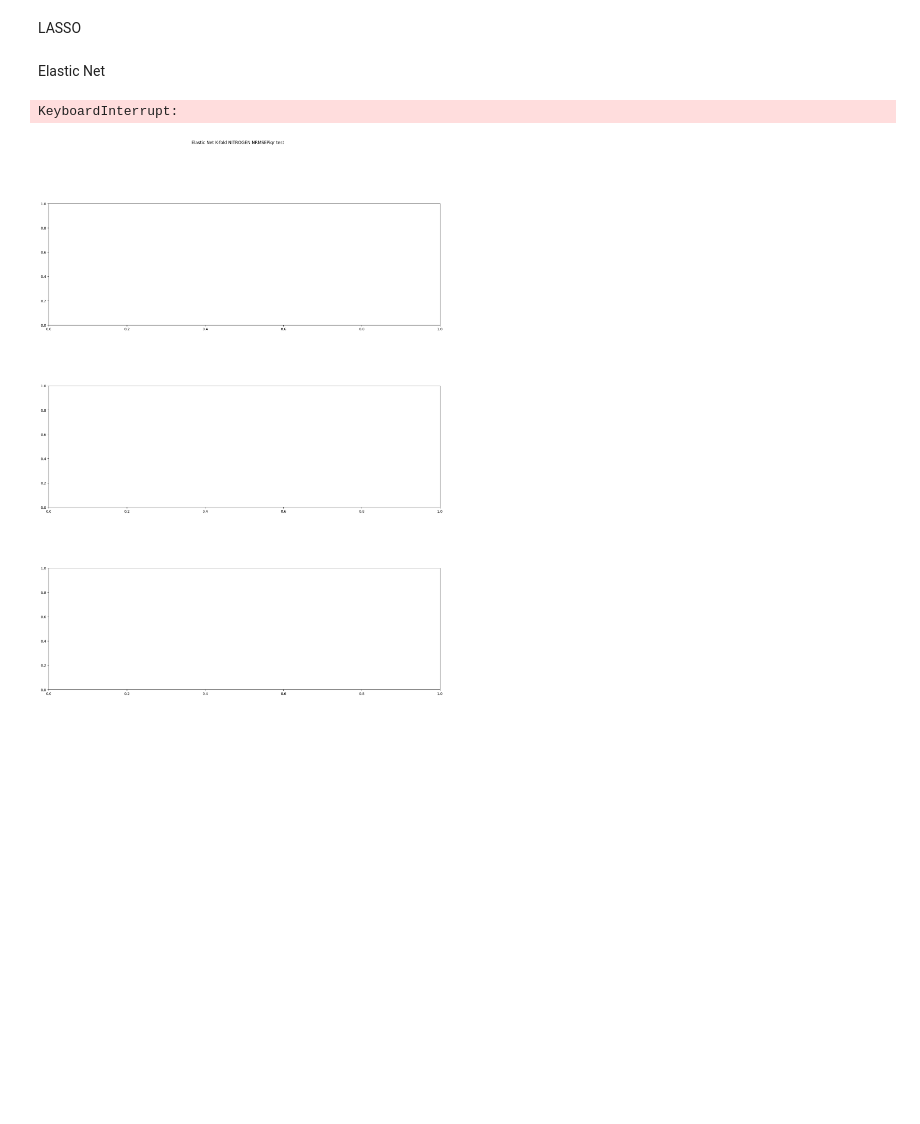
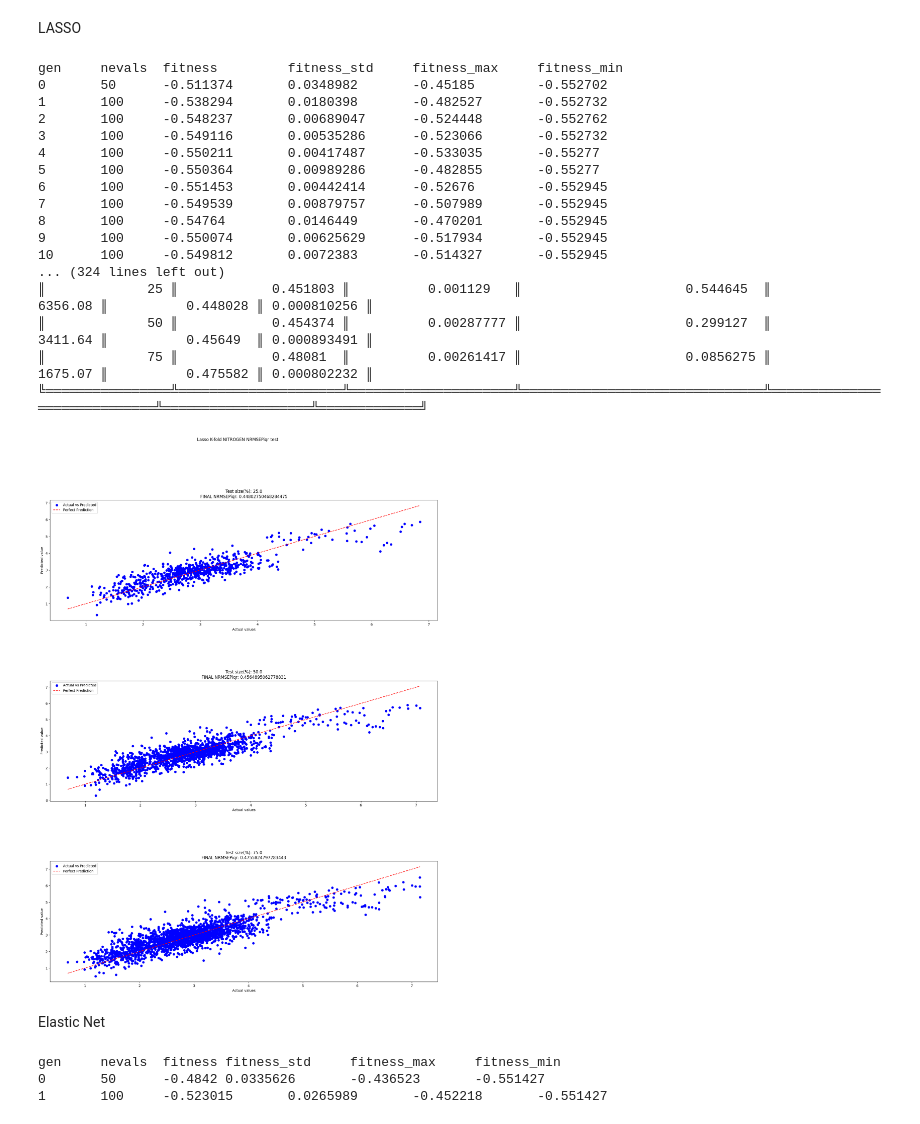
Before and after one commit to Lomby1902/Demetra, a Jupyter notebook: k_fold_training.ipynb, the cells around one changed output. Cells and saved outputs as stored; diff of their text form; code cells hidden in the pictures; blank space fills up the shorter version.

```diff
--- a/k_fold_training.ipynb
+++ b/k_fold_training.ipynb
@@ -150,10 +161,9 @@ if not sys.warnoptions:
     warnings.simplefilter("ignore")
     os.environ["PYTHONWARNINGS"] = "ignore"
 
-#number of trials
-trials = 100
+
 np.random.seed(42)
-seeds = np.random.randint(trials, size=trials)
+
 
 ripartisions = [0.25,0.5,0.75]
 results = []
@@ -173,7 +183,7 @@ for ripartition in ripartisions:
 
     X_train, X_test, Y_train, Y_test = train_test_split(X, Y, test_size=ripartition, random_state=42)
     param_grid = {'lasso__alpha': Continuous(1/100000,0.01)}
-    lasso_pipeline = make_pipeline(StandardScaler(),  Lasso(max_iter=5000, tol=1e-2))
+    lasso_pipeline = make_pipeline(StandardScaler(),  Lasso())
     sturges = int(1 + np.log(len(X_train)))
     evolved_estimator = GASearchCV(estimator=lasso_pipeline,
                                   cv=sturges,
@@ -198,33 +208,52 @@ for ripartition in ripartisions:
 
 
     results.append([str(ripartition *100 ),-np.mean(cv_scores['test_score']), np.var(cv_scores['test_score']),
                     np.mean(cv_scores['fit_time']), elapsed_time, NRMSEPiqr(Y_test, Y_pred_lasso_cd),float(evolved_estimator.best_params_["lasso__alpha"])])
 
 
 
     # Display results
     print("Cross-validation NRMSEPiqr scores:", cv_scores['test_score'])
     print("Training times (seconds):", cv_scores['fit_time'])
     print("Scoring times (seconds):", cv_scores['score_time'])
     print("Final training time (seconds):", elapsed_time)
     print("Final NRMSEPiqr: ",  NRMSEPiqr(Y_test, Y_pred_lasso_cd))
 
 
 
     '''PLOT THE FINAL MODELS'''
     axs[k].scatter(Y_test, Y_pred_lasso_cd, c='blue', label='Actual vs Predicted')
     axs[k].plot([min(Y_test), max(Y_test)],
                     [min(Y_test), max(Y_test)], '--', c='red', label='Perfect Prediction')
     axs[k].legend()
     axs[k].set_xlabel("Actual values")
     axs[k].set_ylabel("Predicted value")
     axs[k].set_title( f"Test size(%): {ripartition * 100}" "\n" + "FINAL NRMSEPiqr: " + str(NRMSEPiqr(Y_test, Y_pred_lasso_cd) ))
     k += 1
 
 '''SHOW RESULTS'''
 
 headers = ["Test size(%)", "Mean CV NRMSEPiqr", "Var CV NRMSEPiqr)","Mean CV Training Time (sec)" ,"Final training time (sec)","Final NRMSEPiqr","alpha"]
 print(tabulate(results, headers,  tablefmt="double_outline"))
+# %% [output]
+gen     nevals  fitness         fitness_std     fitness_max     fitness_min
+0       50      -0.511374       0.0348982       -0.45185        -0.552702
+1       100     -0.538294       0.0180398       -0.482527       -0.552732
+2       100     -0.548237       0.00689047      -0.524448       -0.552762
+3       100     -0.549116       0.00535286      -0.523066       -0.552732
+4       100     -0.550211       0.00417487      -0.533035       -0.55277
+5       100     -0.550364       0.00989286      -0.482855       -0.55277
+6       100     -0.551453       0.00442414      -0.52676        -0.552945
+7       100     -0.549539       0.00879757      -0.507989       -0.552945
+8       100     -0.54764        0.0146449       -0.470201       -0.552945
+9       100     -0.550074       0.00625629      -0.517934       -0.552945
+10      100     -0.549812       0.0072383       -0.514327       -0.552945
+... (324 lines left out)
+║             25 ║            0.451803 ║          0.001129   ║                     0.544645  ║                     6356.08 ║          0.448028 ║ 0.000810256 ║
+║             50 ║            0.454374 ║          0.00287777 ║                     0.299127  ║                     3411.64 ║          0.45649  ║ 0.000893491 ║
+║             75 ║            0.48081  ║          0.00261417 ║                     0.0856275 ║                     1675.07 ║          0.475582 ║ 0.000802232 ║
+╚════════════════╩═════════════════════╩═════════════════════╩═══════════════════════════════╩═════════════════════════════╩═══════════════════╩═════════════╝
+[figure, added]
 # %% [markdown]
 Elastic Net
 # %%
@@ -256,9 +285,9 @@ for ripartition in ripartisions:
 
     X_train, X_test, Y_train, Y_test = train_test_split(X, Y, test_size=ripartition, random_state=42)
     param_grid = {'elasticnet__alpha': Continuous(1/100000,0.01),"elasticnet__l1_ratio":Continuous(0,1)}
-    lasso_pipeline = make_pipeline(StandardScaler(),  ElasticNet(max_iter=5000, tol=1e-2))
+    elastic_pipeline = make_pipeline(StandardScaler(),  ElasticNet())
     sturges = int(1 + np.log(len(X_train)))
-    evolved_estimator = GASearchCV(estimator=lasso_pipeline,
+    evolved_estimator = GASearchCV(estimator=elastic_pipeline,
                                   cv=sturges,
                                   scoring=NRMSEPiqrscorer,
                                   param_grid=param_grid,
@@ -273,21 +302,22 @@ for ripartition in ripartisions:
     evolved_estimator.fit(X_train, Y_train)
     elapsed_time = (time.time() -start_time) #elapsed time in seconds
 
-    print("Best vaue of alpha: ", str(evolved_estimator.best_params_["elasticnet__alpha"]))
+    print("Best value of alpha: ", str(evolved_estimator.best_params_["elasticnet__alpha"]))
+    print("Best value of r: ", str(evolved_estimator.best_params_["elasticnet__l1_ratio"]))
 
     best_model =  evolved_estimator.best_estimator_
     cv_scores = cross_validate(best_model, X_train, Y_train, cv=sturges, scoring=NRMSEPiqrscorer,n_jobs=-1)
-    Y_pred_ridge_cl = best_model.predict(X_test)
+    Y_pred_elastic = best_model.predict(X_test)
 
     results.append([str(ripartition *100 ),-np.mean(cv_scores['test_score']), np.var(cv_scores['test_score']),
-                    np.mean(cv_scores['fit_time']), elapsed_time, NRMSEPiqr(Y_test, Y_pred_lasso_cd),float(evolved_estimator.best_params_["elasticnet__alpha"]),float(evolved_estimator.best_params_["elasticnet__l1_ratio"])])
+                    np.mean(cv_scores['fit_time']), elapsed_time, NRMSEPiqr(Y_test, Y_pred_elastic),float(evolved_estimator.best_params_["elasticnet__alpha"]),float(evolved_estimator.best_params_["elasticnet__l1_ratio"])])
 
     # Display results
     print("Cross-validation NRMSEPiqr scores:", cv_scores['test_score'])
     print("Training times (seconds):", cv_scores['fit_time'])
     print("Scoring times (seconds):", cv_scores['score_time'])
     print("Final training time (seconds):", elapsed_time)
-    print("Final NRMSEPiqr: ",  NRMSEPiqr(Y_test, Y_pred_ridge_cl))
+    print("Final NRMSEPiqr: ",  NRMSEPiqr(Y_test, Y_pred_elastic))
 
 
 
@@ -298,7 +328,7 @@ for ripartition in ripartisions:
     axs[k].legend()
     axs[k].set_xlabel("Actual values")
     axs[k].set_ylabel("Predicted value")
-    axs[k].set_title( f"Test size(%): {ripartition * 100}" "\n" + "FINAL NRMSEPiqr: " + str(NRMSEPiqr(Y_test, Y_pred_ridge_cl)))
+    axs[k].set_title( f"Test size(%): {ripartition * 100}" "\n" + "FINAL NRMSEPiqr: " + str(NRMSEPiqr(Y_test, Y_pred_elastic)))
     k += 1
 
 '''SHOW RESULTS'''
@@ -306,5 +336,6 @@ for ripartition in ripartisions:
 headers = ["Test size(%)", "Mean CV NRMSEPiqr", "Var CV NRMSEPiqr)","Mean CV Training Time (sec)" ,"Final training time (sec)","Final NRMSEPiqr","alpha","r"]
 print(tabulate(results, headers,  tablefmt="double_outline"))
 # %% [output]
-KeyboardInterrupt:
+gen     nevals  fitness fitness_std     fitness_max     fitness_min
+0       50      -0.4842 0.0335626       -0.436523       -0.551427
+1       100     -0.523015       0.0265989       -0.452218       -0.551427
-[figure, removed]
```
Also changed, not shown: parts of 1 cell of this notebook, 2 other files.
